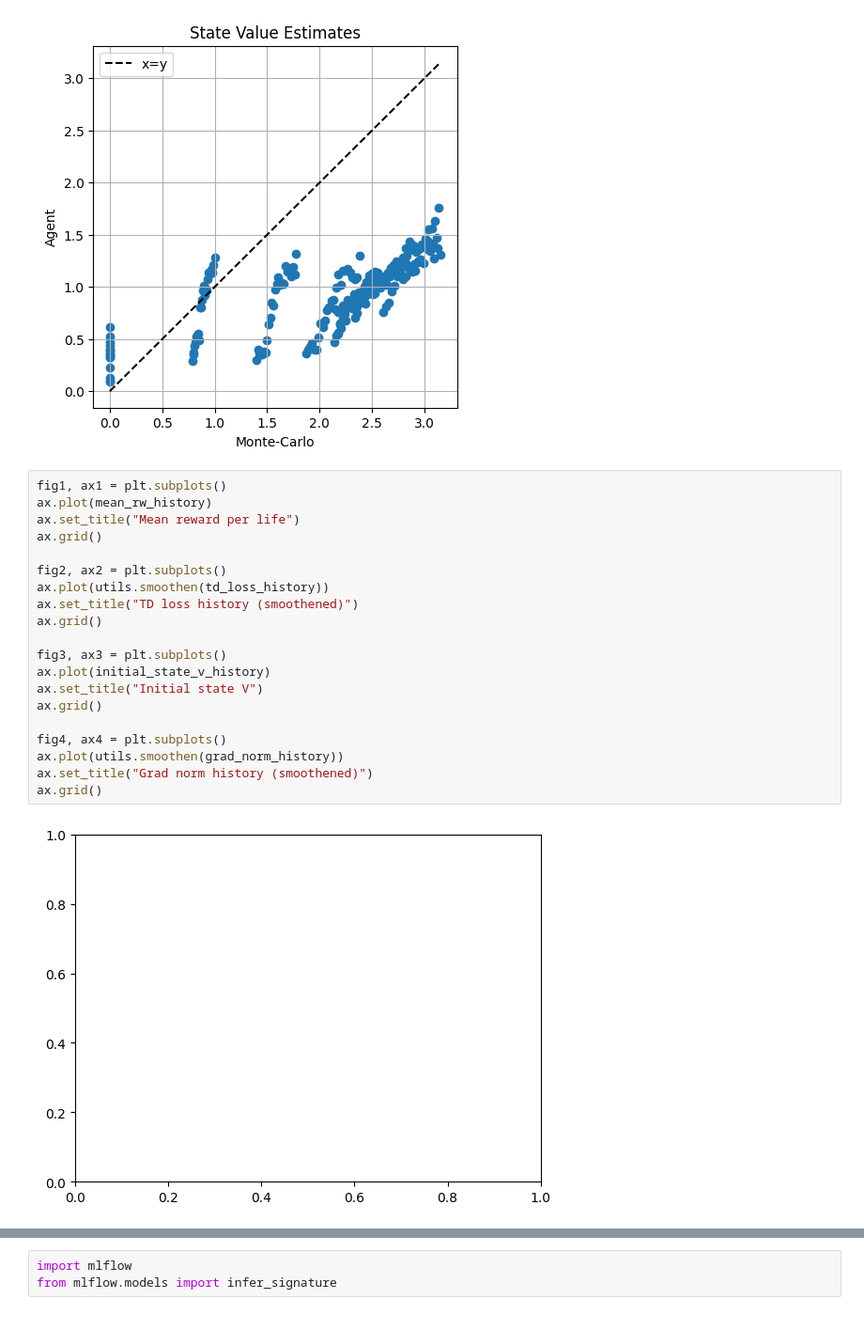
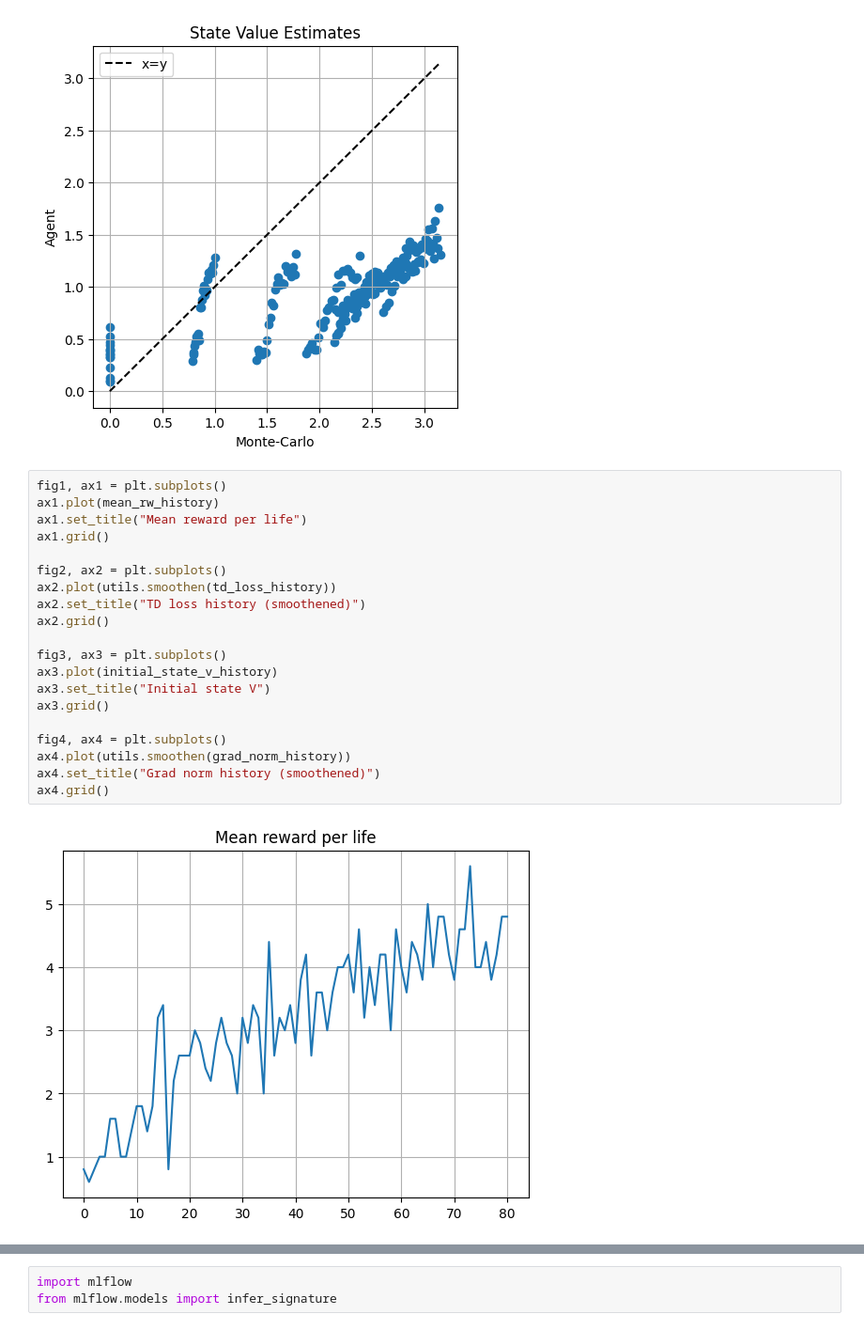
Before and after one commit to legeva1937/Breakout, a Jupyter notebook: breakout.ipynb, the cells around one changed output, grey strips where cells are left out. Shown at 94% size. Cells and saved outputs as stored; diff of their text form.

```diff
--- a/breakout.ipynb
+++ b/breakout.ipynb
@@ -850,23 +892,23 @@ plt.show()
 [figure]
 # %%
 fig1, ax1 = plt.subplots()
-ax.plot(mean_rw_history)
-ax.set_title("Mean reward per life")
-ax.grid()
+ax1.plot(mean_rw_history)
+ax1.set_title("Mean reward per life")
+ax1.grid()
 
 fig2, ax2 = plt.subplots()
-ax.plot(utils.smoothen(td_loss_history))
-ax.set_title("TD loss history (smoothened)")
-ax.grid()
+ax2.plot(utils.smoothen(td_loss_history))
+ax2.set_title("TD loss history (smoothened)")
+ax2.grid()
 
 fig3, ax3 = plt.subplots()
-ax.plot(initial_state_v_history)
-ax.set_title("Initial state V")
-ax.grid()
+ax3.plot(initial_state_v_history)
+ax3.set_title("Initial state V")
+ax3.grid()
 
 fig4, ax4 = plt.subplots()
-ax.plot(utils.smoothen(grad_norm_history))
-ax.set_title("Grad norm history (smoothened)")
-ax.grid()
+ax4.plot(utils.smoothen(grad_norm_history))
+ax4.set_title("Grad norm history (smoothened)")
+ax4.grid()
 # %% [output]
-[figure, old version]
+[figure, new version]
```
Also changed, not shown: parts of 3 cells of this notebook, 11 other files.
